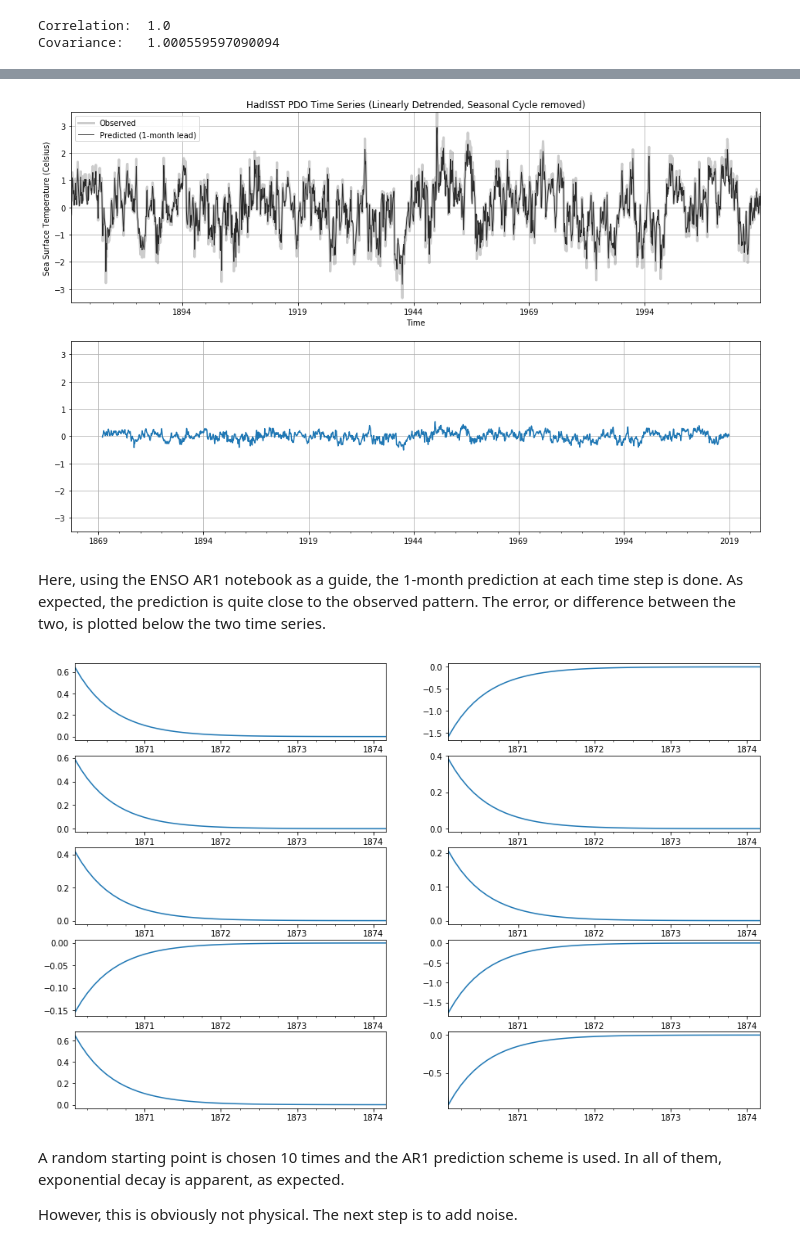
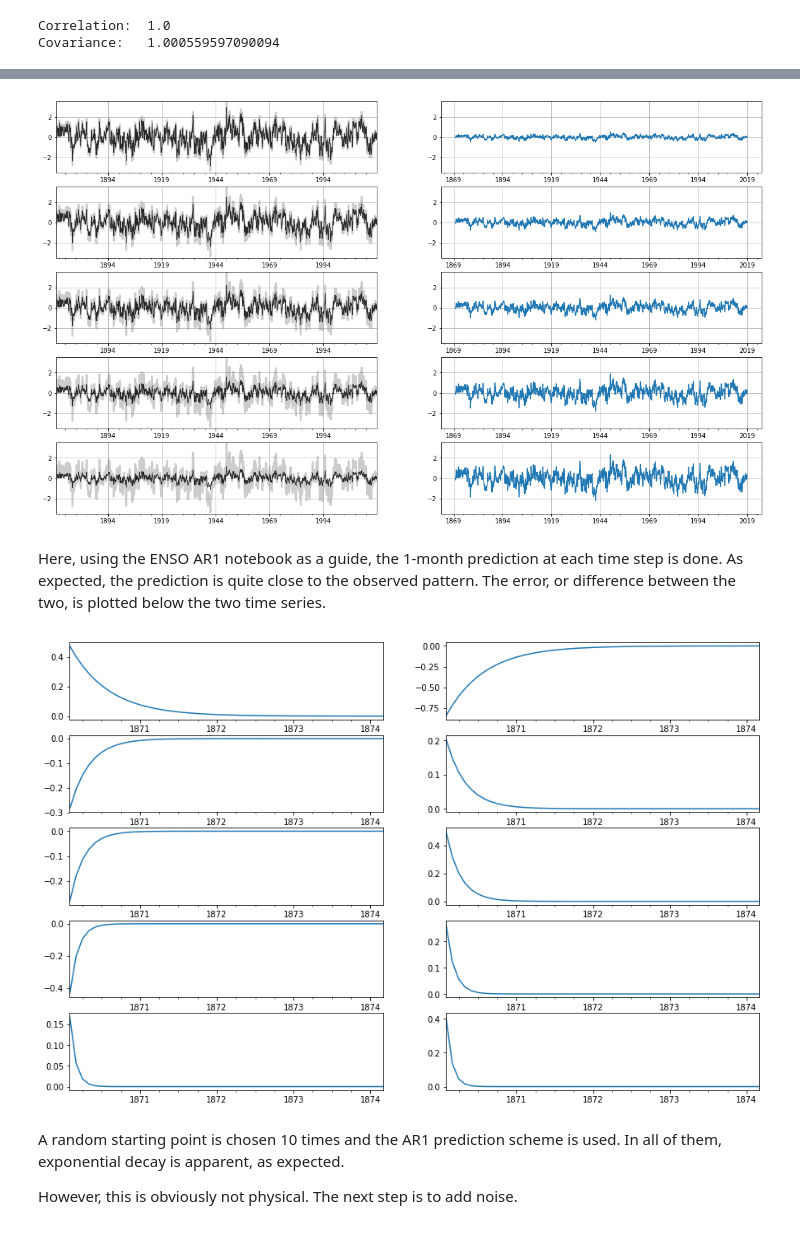
Before and after one commit to fensketyler/MPO624-2020, a Jupyter notebook: pdo_lim_test.ipynb, the cells around one changed output, grey strips where cells are left out. Drawn from its saved outputs; the diff is of its cells as text; code cells hidden in the pictures.

```diff
--- a/pdo_lim_test.ipynb
+++ b/pdo_lim_test.ipynb
@@ -133,9 +133,3 @@ print('Covariance:  ', cov)
 # %% [output]
 Correlation:  1.0
 Covariance:   1.000559597090094
-# %%
-dTd = np.matmul( np.transpose(hadisst_pdo['pc_norm']), hadisst_pdo['pc_norm'])/(len(hadisst_pdo['pc_norm']))
-dTdlag = np.matmul( np.transpose(hadisst_pdo['pc_norm']), roll(hadisst_pdo['pc_norm'],-1,axis=0))/(len(hadisst_pdo['pc_norm']))
-
-print('', dTd)
-print('', dTdlag)
@@ -159,45 +136,61 @@ Name: pc_norm, Length: 1788, dtype: float64
 # %%
-fig = plt.figure(figsize=(16, 10))
+nmn = [1,2,3,6,12]
+fig = plt.figure(figsize=(20,12))
 
-ax = fig.add_subplot(211)
-hadisst_pdo['pc_norm'].plot(ax=ax,linewidth=3,color='grey', alpha=.4)
-prediction.plot(ax=ax,linewidth=1,color='black', alpha=.8)
-ax.set_title('HadISST PDO Time Series (Linearly Detrended, Seasonal Cycle removed)')
-ax.set_xlabel('Time')
-ax.set_ylabel('Sea Surface Temperature (Celsius)')
-ax.set_xlim([hadisst_pdo['pc_norm'].index[0],hadisst_pdo['pc_norm'].index[-1]])
-ax.set_ylim([-3.5,3.5])
-ax.legend(['Observed', 'Predicted (1-month lead)'])
-ax.grid()
+for i in np.arange(5):
+    dTd = np.matmul( np.transpose(hadisst_pdo['pc_norm']), hadisst_pdo['pc_norm'])/(len(hadisst_pdo['pc_norm']))
+    dTdlag = np.matmul( np.transpose(hadisst_pdo['pc_norm']), np.roll(hadisst_pdo['pc_norm'],nmn[i],axis=0))/(len(hadisst_pdo['pc_norm']))
 
-ax = fig.add_subplot(212)
-pred_err.plot(ax=ax)
-ax.set_ylim([-3.5,3.5])
-ax.grid()
+    #dTdinv = np.linalg.inv(dTd)
+    M = dTd*dTdlag
+
+    prediction = hadisst_pdo['pc_norm']*M
+    pred_err = hadisst_pdo['pc_norm'] - prediction
+
+    ax = fig.add_subplot(5,2,2*i+1)
+    hadisst_pdo['pc_norm'].plot(ax=ax,linewidth=3,color='grey', alpha=.4)
+    prediction.plot(ax=ax,linewidth=1,color='black', alpha=.8)
+    ax.set_xlim([hadisst_pdo['pc_norm'].index[0],hadisst_pdo['pc_norm'].index[-1]])
+    ax.set_ylim([-3.5,3.5])
+    ax.grid()
+
+    ax = fig.add_subplot(5,2,2*(i+1))
+    pred_err.plot(ax=ax)
+    ax.set_ylim([-3.5,3.5])
+    ax.grid()
 # %% [output]
-[figure, old version]
+[figure, new version]
 # %% [markdown]
 Here, using the ENSO AR1 notebook as a guide, the 1-month prediction at each time step is done. As expected, the prediction is quite close to the observed pattern. The error, or difference between the two, is plotted below the two time series.
 # %%
-# Optimal (decaying) prediction over time from a random initial state
+nmn = [1,2,3,6,12]
 fig = plt.figure(figsize=(15,10))
 
-for i in np.arange(10)+1:
-    ax = fig.add_subplot(5,2,i)
-    pdo_synth = hadisst_pdo['pc_norm']*0 # answer shaped container
+for j in np.arange(5):
+    dTd = np.matmul( np.transpose(hadisst_pdo['pc_norm']), hadisst_pdo['pc_norm'])/(len(hadisst_pdo['pc_norm']))
+    dTdlag = np.matmul( np.transpose(hadisst_pdo['pc_norm']), np.roll(hadisst_pdo['pc_norm'],nmn[j],axis=0))/(len(hadisst_pdo['pc_norm']))
 
-    # Initial value randomly selected from SSTA data
-    randomtindex = int( np.random.uniform(low=0, high=np.size(hadisst_pdo['pc_norm'])-1) )
-    #print(hadisst_pdo['pc_norm'].index[randomtindex], hadisst_pdo['pc_norm'][randomtindex])
-    pdo_synth[0] = hadisst_pdo['pc_norm'][randomtindex]
+    #dTdinv = np.linalg.inv(dTd)
+    M = dTd*dTdlag
 
-    for j in np.arange(size(hadisst_pdo['pc_norm'])-1) + 1:
-        pdo_synth[j] = pdo_synth[j-1]*M
+    # Optimal (decaying) prediction over time from a random initial state
 
-    pdo_synth.plot(ax=ax)
-    ax.set_xlim(hadisst_pdo['pc_norm'].index[1], hadisst_pdo['pc_norm'].index[50])
+    for i in np.arange(2)+1:
+        ax = fig.add_subplot(5,2,j*2 + i)
+        pdo_synth = hadisst_pdo['pc_norm']*0 # answer shaped container
+
+        # Initial value randomly selected from SSTA data
+        randomtindex = int( np.random.uniform(low=0, high=np.size(hadisst_pdo['pc_norm'])-1) )
+        #print(hadisst_pdo['pc_norm'].index[randomtindex], hadisst_pdo['pc_norm'][randomtindex])
+        pdo_synth[0] = hadisst_pdo['pc_norm'][randomtindex]
+
+        for k in np.arange(np.size(hadisst_pdo['pc_norm'])-1) + 1:
+            pdo_synth[k] = pdo_synth[k-1]*M
+
+        pdo_synth.plot(ax=ax)
+        ax.set_xlim(hadisst_pdo['pc_norm'].index[1], hadisst_pdo['pc_norm'].index[50])
 # %% [output]
-[figure, old version]
+[figure, new version]
 # %% [markdown]
 A random starting point is chosen 10 times and the AR1 prediction scheme is used. In all of them, exponential decay is apparent, as expected.
 
```
Also changed, not shown: parts of 4 cells of this notebook.
